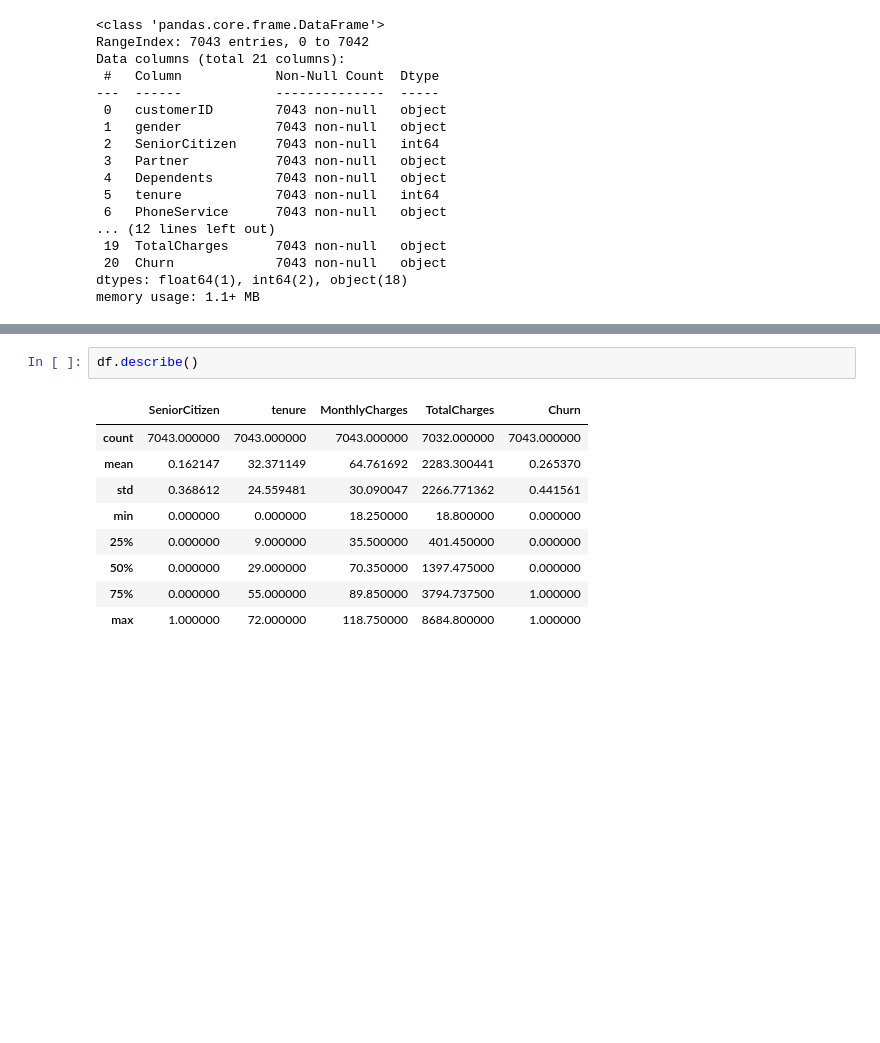
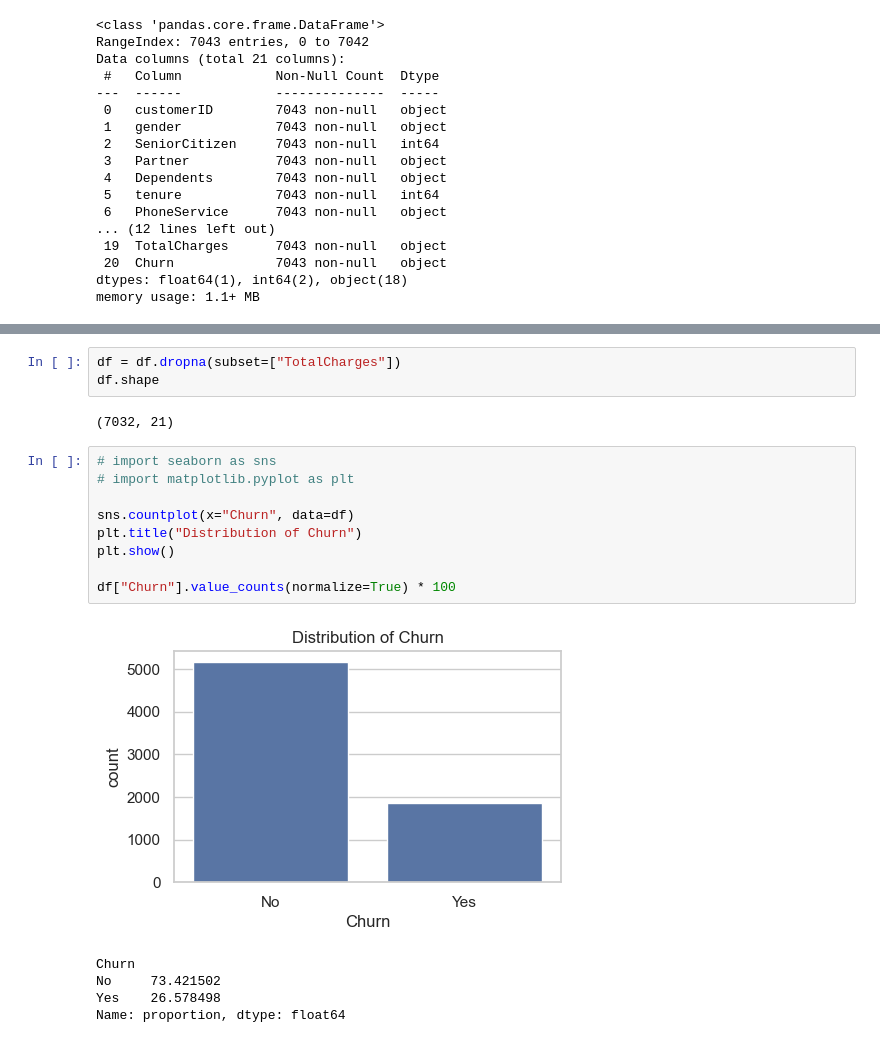
Before and after one commit to MinaMehdipoor/Telco-churn-prediction, a Jupyter notebook: main.ipynb, the cells around one changed output, grey strips where cells are left out. Cells and saved outputs as stored; diff of their text form; blank space fills up the shorter version.

```diff
--- a/main.ipynb
+++ b/main.ipynb
@@ -66,13 +100,21 @@ df["Churn"] = df["Churn"].map({"Yes": 1, "No": 0})
+# %%
+df = df.dropna(subset=["TotalCharges"])
+df.shape
+# %% [output]
+(7032, 21)
 # %%
-df.describe()
+# import seaborn as sns
+# import matplotlib.pyplot as plt
+
+sns.countplot(x="Churn", data=df)
+plt.title("Distribution of Churn")
+plt.show()
+
+df["Churn"].value_counts(normalize=True) * 100
 # %% [output]
-|  | SeniorCitizen | tenure | MonthlyCharges | TotalCharges | Churn |
-| count | 7043.000000 | 7043.000000 | 7043.000000 | 7032.000000 | 7043.000000 |
-| mean | 0.162147 | 32.371149 | 64.761692 | 2283.300441 | 0.265370 |
-| std | 0.368612 | 24.559481 | 30.090047 | 2266.771362 | 0.441561 |
-| min | 0.000000 | 0.000000 | 18.250000 | 18.800000 | 0.000000 |
-| 25% | 0.000000 | 9.000000 | 35.500000 | 401.450000 | 0.000000 |
-| 50% | 0.000000 | 29.000000 | 70.350000 | 1397.475000 | 0.000000 |
-| 75% | 0.000000 | 55.000000 | 89.850000 | 3794.737500 | 1.000000 |
-| max | 1.000000 | 72.000000 | 118.750000 | 8684.800000 | 1.000000 |
+[figure, added]
+Churn
+No     73.421502
+Yes    26.578498
+Name: proportion, dtype: float64
 # %%
```
Also changed, not shown: parts of 8 cells of this notebook.
